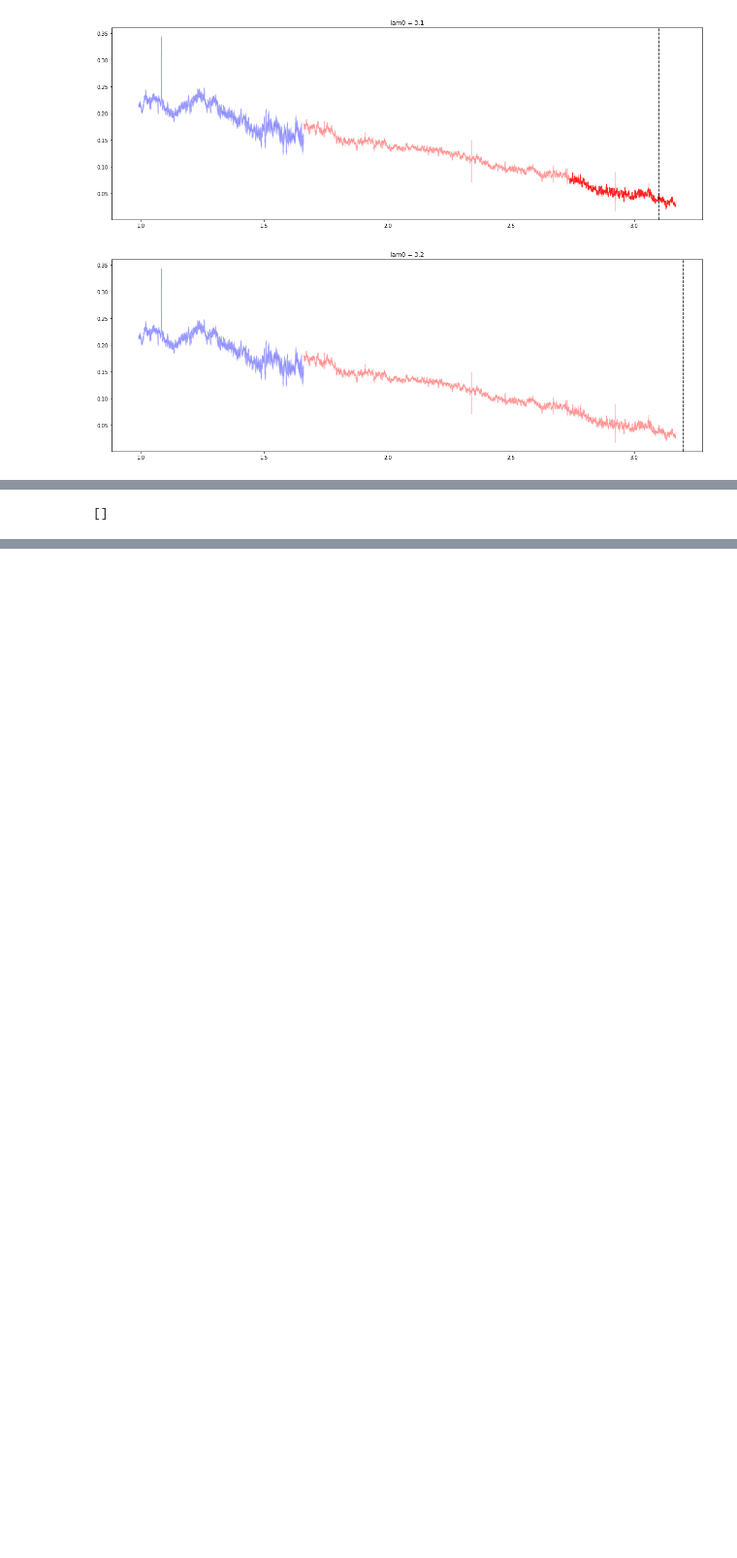
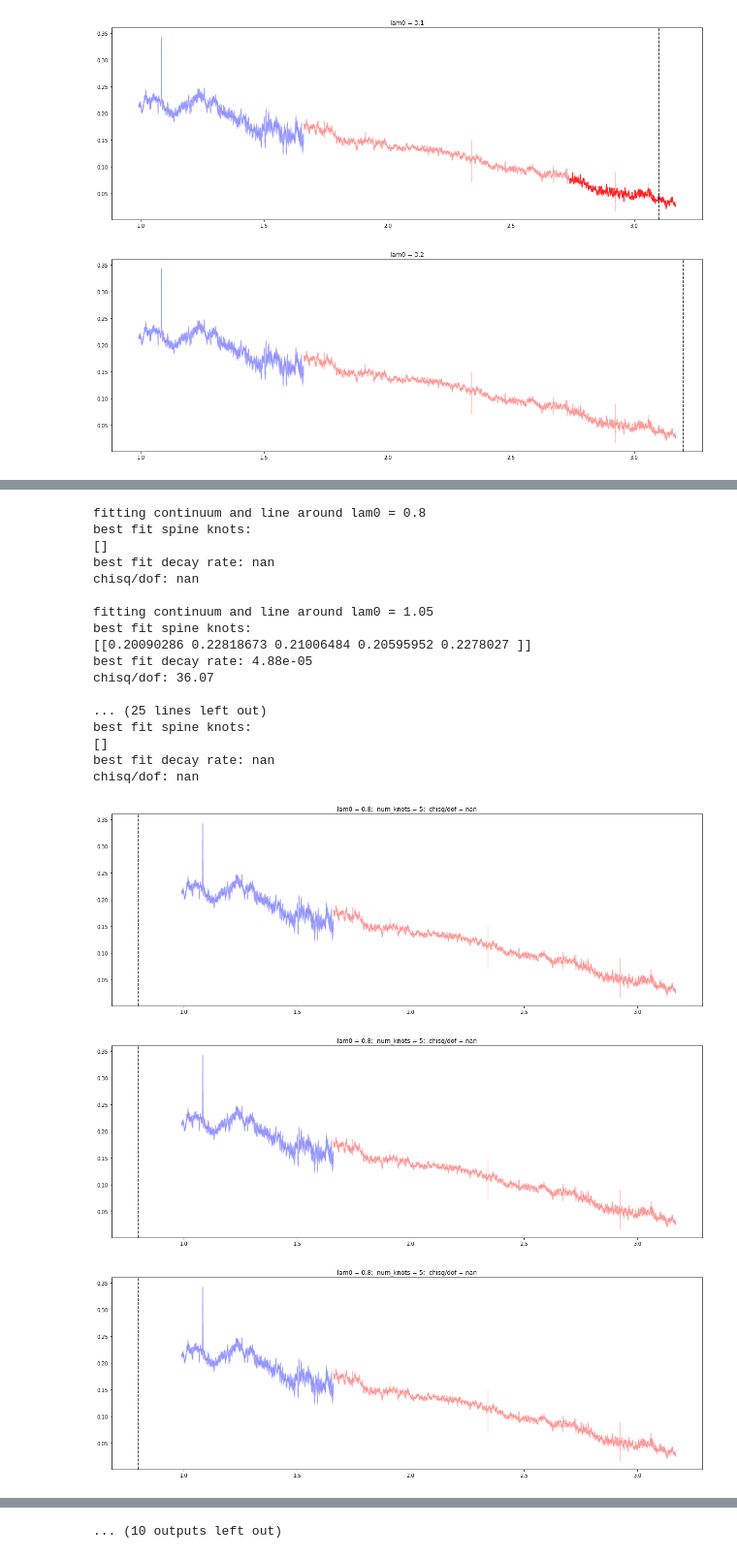
Before and after one commit to rjanish/JWST-DMdecay, a Jupyter notebook: test-SpecSet.ipynb, the cells around one changed output, grey strips where cells are left out. Shown at 97% size. Drawn from its saved outputs; the diff is of its cells as text; code cells hidden in the pictures; blank space fills up the shorter version.

Commit message:
added line fitting

```diff
--- a/test-SpecSet.ipynb
+++ b/test-SpecSet.ipynb
@@ -202,5 +209,75 @@ best fit spine knots:
 ... (3 outputs left out)
-# %%
-model
-# %% [output]
-[]
+# %%
+for lam0 in testing_lams:
+    print(f"fitting continuum and line around lam0 = {lam0}")
+    search = dmd.linesearch.LineSearcher(setup, specset, lam0)
+    knot_vals, decayrate = search.fit_continuum_plus_line()
+    chisq_dof = search.chisq(knot_vals, decayrate)/search.dof_continuum_plus_line
+    print(f"best fit spine knots:\n{knot_vals}\n"
+          f"best fit decay rate: {decayrate:0.2e}\n"
+          f"chisq/dof: {chisq_dof:0.2f}\n")
+
+    for plot_scale in ["full", "window", "line"]:
+        fig, ax = plt.subplots(figsize=(21, 7))
+        specset.plot(ax=ax, error_band=0.2,
+                    distinct_plot_args=[{"color": "red"},
+                                        {"color": "blue"}],
+                    alpha=0.2)
+        model = search.spline_plus_line_model(knot_vals, decayrate,
+                                              search.lams_to_fit)
+        model_continuum_only = search.spline_plus_line_model(
+            knot_vals, 0, search.lams_to_fit)
+        for i_model, i_specs in enumerate(search.to_fit):
+            ax.plot(search.lams_to_fit[i_specs], model[i_model], color="black")
+            ax.plot(search.lams_to_fit[i_specs], model_continuum_only[i_model],
+                    color="black", alpha=0.6, linewidth=3)
+        ax.axvline(search.lam0, linestyle="--", color="black")
+        title_text = (
+            f"lam0 = {search.lam0};  "
+            f"num_knots = {search.setup.num_knots};  "
+            f"chisq/dof = {chisq_dof:.2f}")
+        ax.set_title(title_text)
+        if plot_scale == "window" and len(model) > 0:
+            margin = 0.05
+            height = 0.3
+            left = search.fit_intervals[search.to_fit, 0].min()*(1 - margin)
+            right = search.fit_intervals[search.to_fit, 1].max()*(1 + margin)
+            top = max(max(m) for m in model)*(1 + height)
+            bottom = min(min(m) for m in model)*(1 - height)
+            ax.set_xlim(left, right)
+            ax.set_ylim(bottom, top)
+        if plot_scale == "line" and len(model) > 0:
+            margin = 0.2
+            width = 10
+            left = search.lam0 - max(search.linewidth)*width
+            right = search.lam0 + max(search.linewidth)*width
+            line_centers = [np.array([search.lam0])]*search.data.N_specs
+            top = (1+margin)*max(
+                search.spline_plus_line_model(knot_vals,
+                                              decayrate, line_centers))
+            bottom = (1-margin)*min(
+                search.spline_plus_line_model(knot_vals,
+                                              0, line_centers))
+            ax.set_xlim(left, right)
+            ax.set_ylim(bottom, top)
+# %% [output]
+fitting continuum and line around lam0 = 0.8
+best fit spine knots:
+[]
+best fit decay rate: nan
+chisq/dof: nan
+
+fitting continuum and line around lam0 = 1.05
+best fit spine knots:
+[[0.20090286 0.22818673 0.21006484 0.20595952 0.2278027 ]]
+best fit decay rate: 4.88e-05
+chisq/dof: 36.07
+
+... (25 lines left out)
+best fit spine knots:
+[]
+best fit decay rate: nan
+chisq/dof: nan
+[figure, added]
+[figure, added]
+[figure, added]
@@ -206,0 +292 @@ model
+... (10 outputs left out)
```
Also changed, not shown: parts of 6 cells of this notebook, 1 other file.
